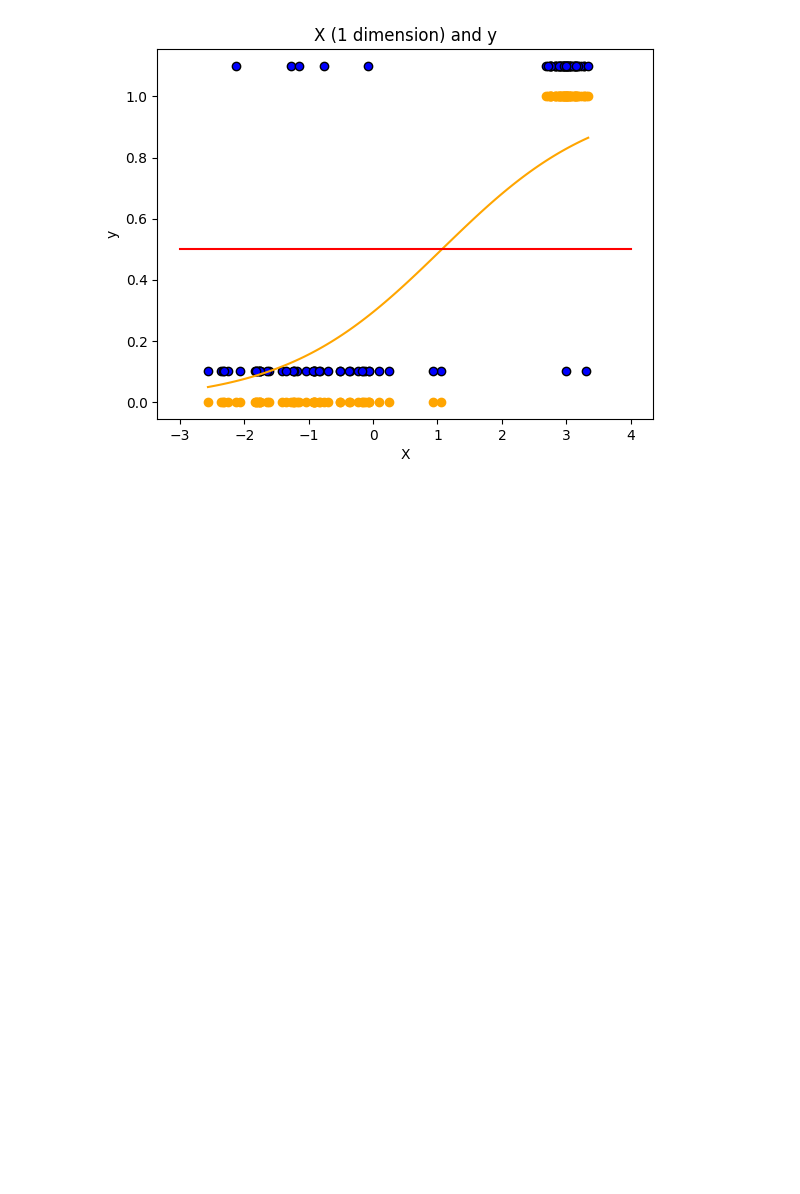
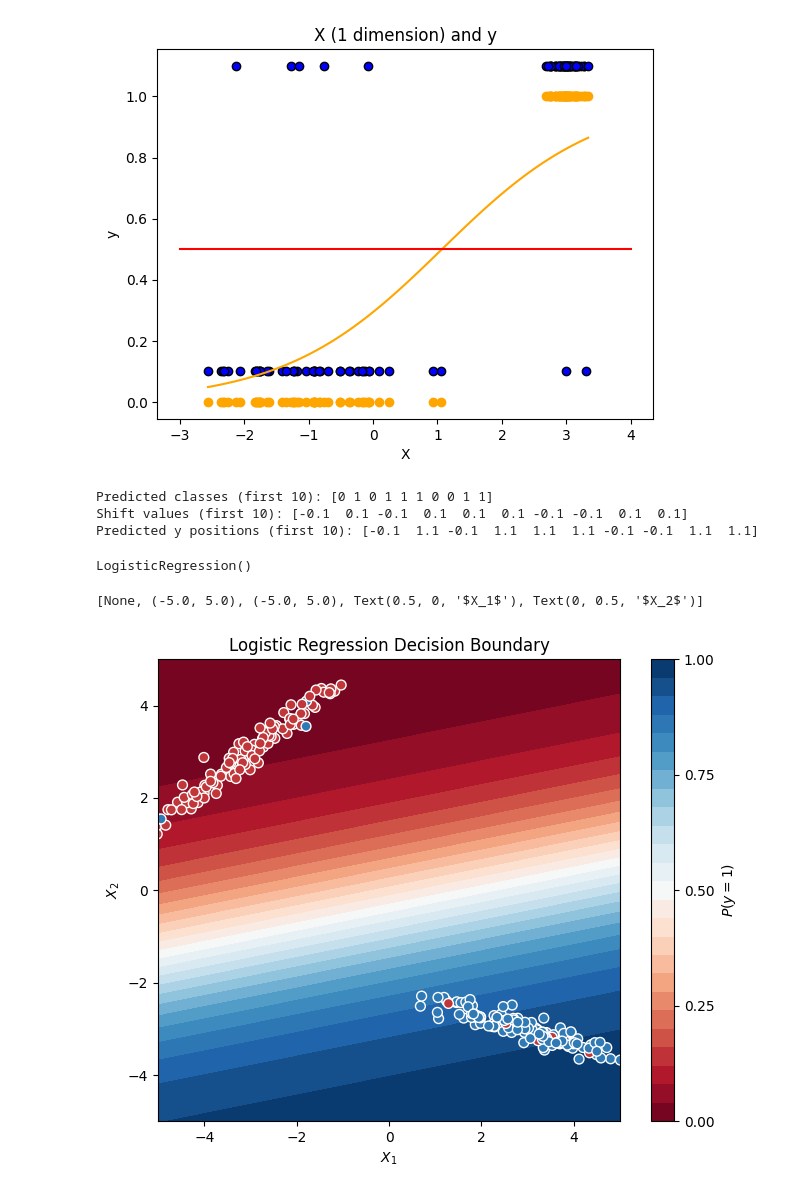
Before and after one commit to NungoEdwin/z01, a Jupyter notebook: classifiction.ipynb, the cells around one changed output. Drawn from its saved outputs; the diff is of its cells as text; code cells hidden in the pictures; blank space fills up the shorter version.

```diff
--- a/classifiction.ipynb
+++ b/classifiction.ipynb
@@ -117,3 +117,47 @@ plt.title('X (1 dimension) and y')
 plt.show()
 # %% [output]
 [figure]
+# %%
+shift = 0.1 * (2 * pred_classes - 1)
+print("Predicted classes (first 10):", pred_classes[:10])
+print("Shift values (first 10):", shift[:10])
+print("Predicted y positions (first 10):", (pred_classes + shift)[:10])
+# %% [output]
+Predicted classes (first 10): [0 1 0 1 1 1 0 0 1 1]
+Shift values (first 10): [-0.1  0.1 -0.1  0.1  0.1  0.1 -0.1 -0.1  0.1  0.1]
+Predicted y positions (first 10): [-0.1  1.1 -0.1  1.1  1.1  1.1 -0.1 -0.1  1.1  1.1]
+# %%
+X2, y2 = make_classification(n_features=2,
+                            n_redundant=0,
+                            n_samples=250,
+                            n_classes=2,
+                            n_clusters_per_class=1,
+                            flip_y=0.05,
+                            class_sep=3,
+                            random_state=43)
+model2 = LogisticRegression()
+model2.fit(X2, y2)
+# %% [output]
+LogisticRegression()
+# %%
+xx, yy = np.mgrid[-5:5:.01, -5:5:.01]
+grid = np.c_[xx.ravel(), yy.ravel()]
+probs = model2.predict_proba(grid)[:, 1].reshape(xx.shape)
+
+f, ax = plt.subplots(figsize=(8, 6))
+contour = ax.contourf(xx, yy, probs, 25, cmap="RdBu",
+                      vmin=0, vmax=1)
+ax_c = f.colorbar(contour)
+ax_c.set_label("$P(y = 1)$")
+ax_c.set_ticks([0, .25, .5, .75, 1])
+
+ax.scatter(X2[:,0], X2[:, 1], c=y2, s=50,
+           cmap="RdBu", vmin=-.2, vmax=1.2,
+           edgecolor="white", linewidth=1)
+plt.title('Logistic Regression Decision Boundary')
+ax.set(aspect="equal",
+       xlim=(-5, 5), ylim=(-5, 5),
+       xlabel="$X_1$", ylabel="$X_2$")
+# %% [output]
+[None, (-5.0, 5.0), (-5.0, 5.0), Text(0.5, 0, '$X_1$'), Text(0, 0.5, '$X_2$')]
+[figure, added]
```
Also changed, not shown: parts of 1 cell of this notebook.
